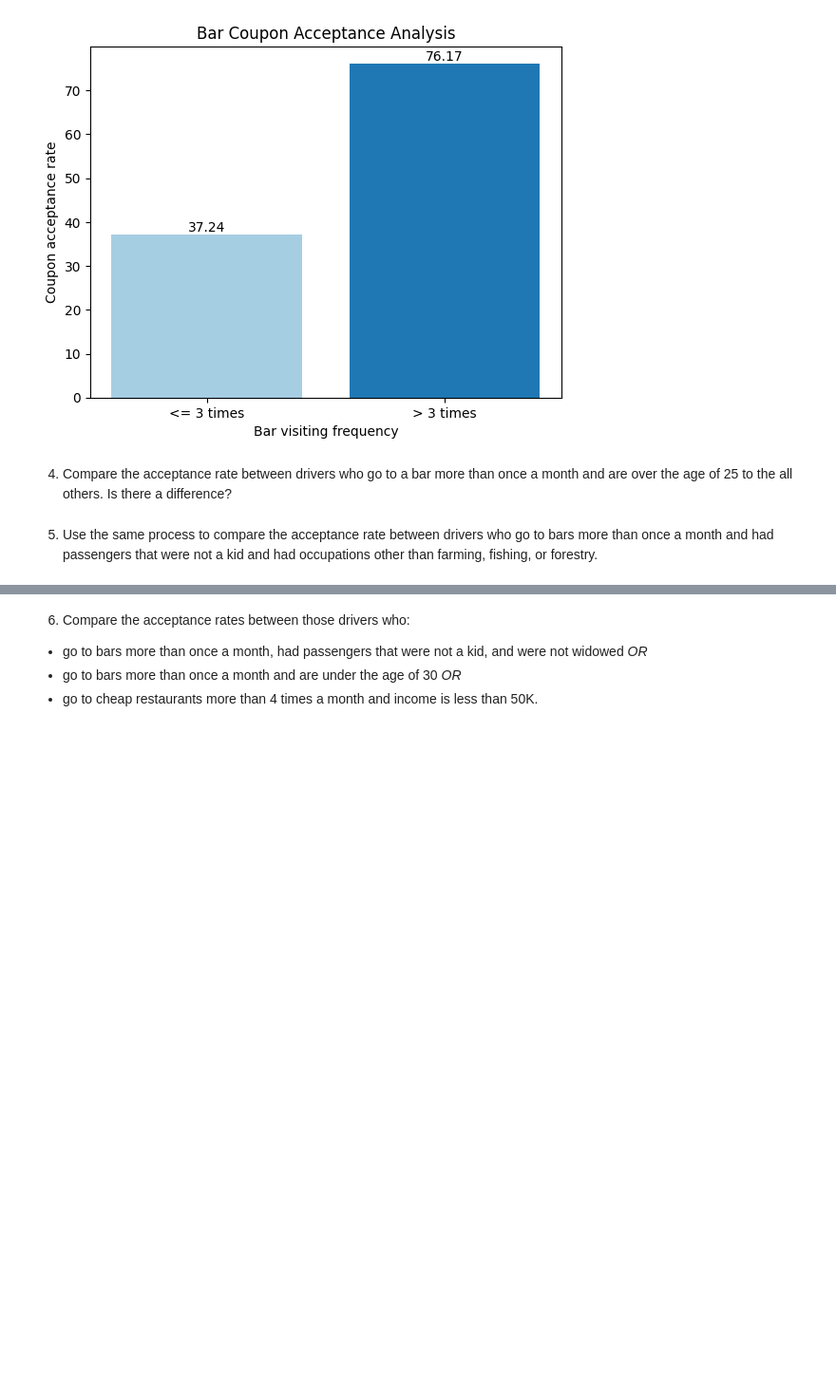
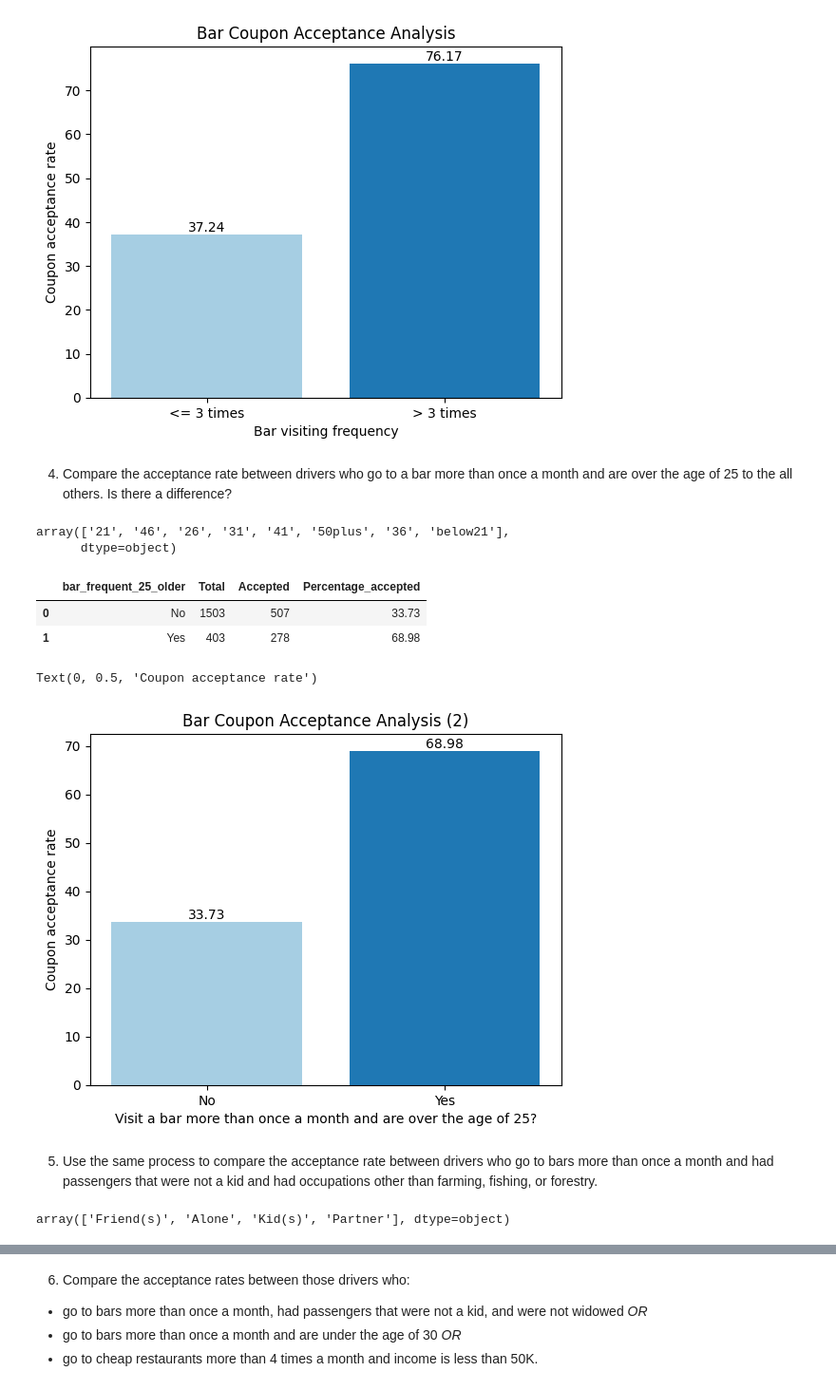
Before and after one commit to JunGaoca/couponAnalysis, a Jupyter notebook: coupon-analysis.ipynb, the cells around one changed output, grey strips where cells are left out. Shown: that part at 95% size. Cells and saved outputs as stored; diff of their text form; code cells hidden in the pictures; blank space fills up the shorter version.

Commit message:
more investigation for bar coupons

```diff
--- a/coupon-analysis.ipynb
+++ b/coupon-analysis.ipynb
@@ -304,5 +304,45 @@ Text(0, 0.5, 'Coupon acceptance rate')
 [figure]
 # %% [markdown]
 4. Compare the acceptance rate between drivers who go to a bar more than once a month and are over the age of 25 to the all others.  Is there a difference?
+# %%
+data_bar.age.unique()
+# %% [output]
+array(['21', '46', '26', '31', '41', '50plus', '36', 'below21'],
+      dtype=object)
+# %%
+df_bar = data_bar[['Bar', 'age', 'Y']].copy()
+
+# make the age column to numeric
+df_bar.age = df_bar.age.str.replace('50plus', '50').str.replace('below21', '20')
+df_bar.age = pd.to_numeric(df_bar.age)
+
+# add a new column bar_frequent_25_older
+df_bar['bar_frequent_25_older'] = np.where((df_bar.age > 25) & ((df_bar.Bar == '1~3') | (df_bar.Bar == 'gt8') |
+                                        (df_bar.Bar == '4~8')), 'Yes', 'No')
+
+df_bar = df_bar.groupby('bar_frequent_25_older').agg({'bar_frequent_25_older': 'count', 'Y': 'sum'})
+df_bar.rename(columns = {'bar_frequent_25_older': 'Total', 'Y': 'Accepted'}, inplace = True)
+df_bar = df_bar.reset_index()
+df_bar['Percentage_accepted'] = round((df_bar['Accepted']/df_bar['Total']) * 100, 2)
+df_bar
+# %% [output]
+|  | bar_frequent_25_older | Total | Accepted | Percentage_accepted |
+| 0 | No | 1503 | 507 | 33.73 |
+| 1 | Yes | 403 | 278 | 68.98 |
+# %%
+# Visualize the comparison by a bar chart
+colors = plt.cm.Paired(range(len(df_bar)))
+bar_chart = plt.bar(df_bar.bar_frequent_25_older, df_bar.Percentage_accepted, color = colors)
+plt.bar_label(bar_chart)
+plt.title('Bar Coupon Acceptance Analysis (2)')
+plt.xlabel('Visit a bar more than once a month and are over the age of 25?')
+plt.ylabel('Coupon acceptance rate')
+# %% [output]
+Text(0, 0.5, 'Coupon acceptance rate')
+[figure, added]
 # %% [markdown]
 5. Use the same process to compare the acceptance rate between drivers who go to bars more than once a month and had passengers that were not a kid and had occupations other than farming, fishing, or forestry.
+# %%
+data_bar.passanger.unique()
+# %% [output]
+array(['Friend(s)', 'Alone', 'Kid(s)', 'Partner'], dtype=object)
```
Also changed, not shown: parts of 8 cells of this notebook.
